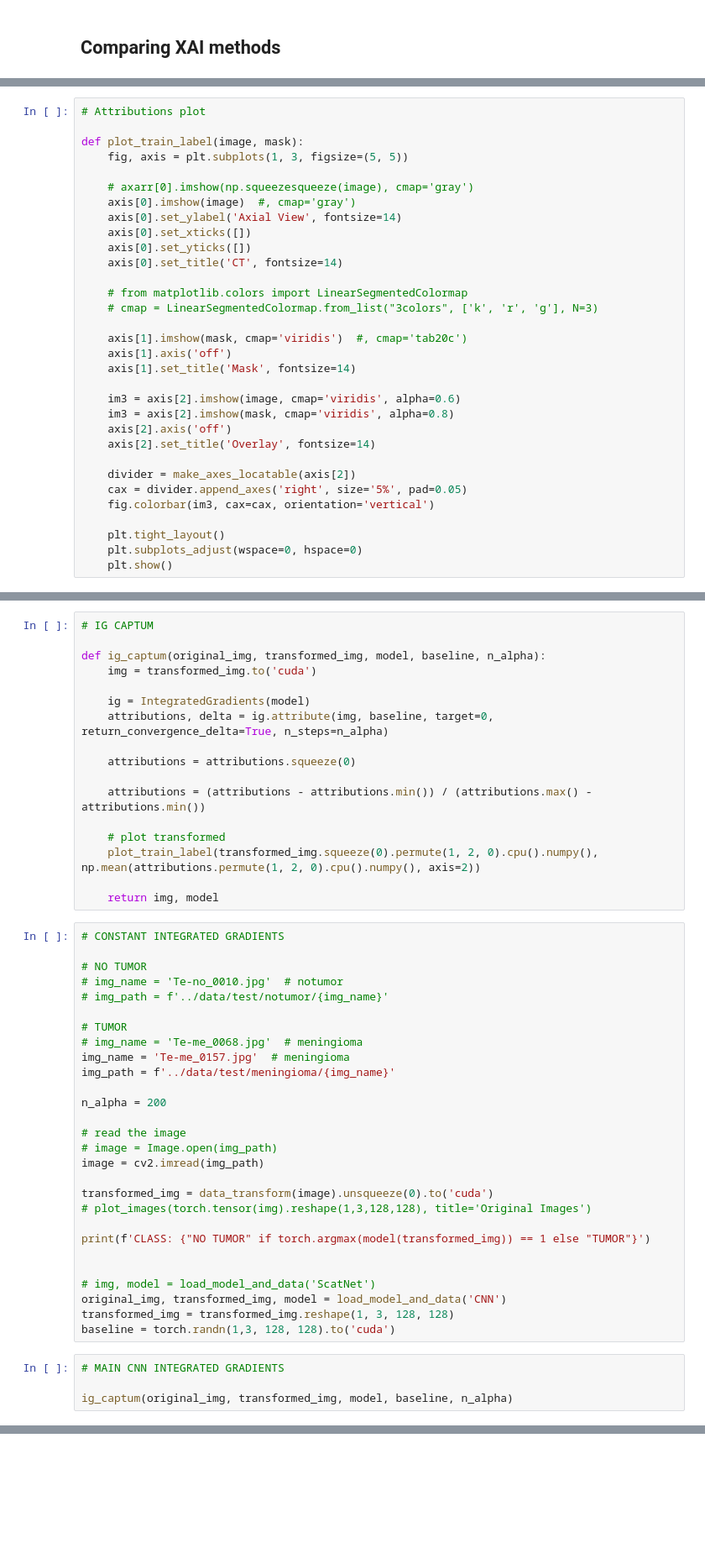
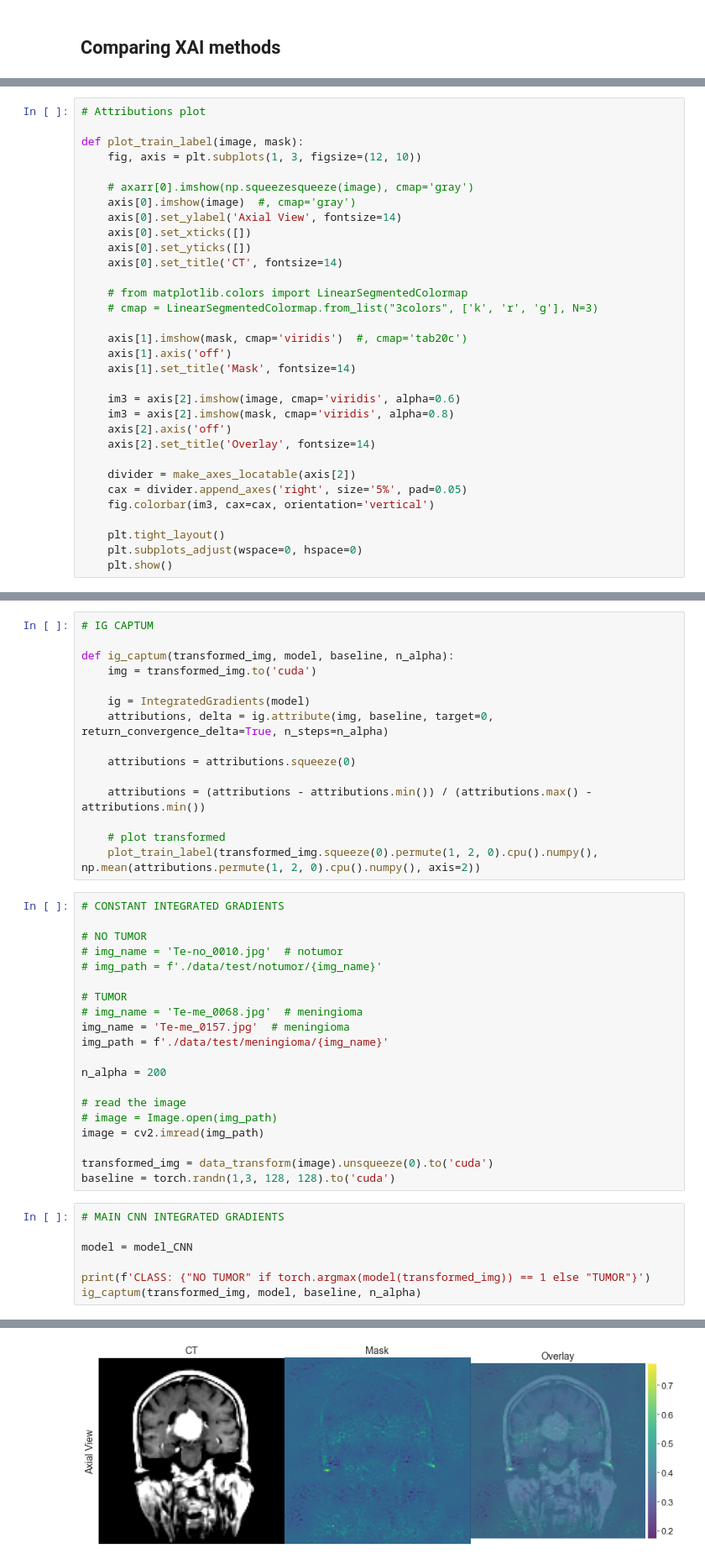
Before and after one commit to ChiaraSolito/XAIandVisual, a Jupyter notebook: experiments.ipynb, the cells around one changed output, grey strips where cells are left out. Shown: that part at 84% size. Saved outputs shown, nothing was run; the diff lists cells and outputs as text; blank space fills up the shorter version.

```diff
--- a/experiments.ipynb
+++ b/experiments.ipynb
@@ -227,7 +227,7 @@ import numpy as np
 # Attributions plot
 
 def plot_train_label(image, mask):
-    fig, axis = plt.subplots(1, 3, figsize=(5, 5))
+    fig, axis = plt.subplots(1, 3, figsize=(12, 10))
 
     # axarr[0].imshow(np.squeezesqueeze(image), cmap='gray')
     axis[0].imshow(image)  #, cmap='gray')
@@ -287,7 +287,7 @@ def ig_scratch(original_img, transformed_img, model, baseline, n_alpha):
 # %%
 # IG CAPTUM
 
-def ig_captum(original_img, transformed_img, model, baseline, n_alpha):
+def ig_captum(transformed_img, model, baseline, n_alpha):
     img = transformed_img.to('cuda')
 
     ig = IntegratedGradients(model)
@@ -299,19 +299,17 @@ def ig_captum(original_img, transformed_img, model, baseline, n_alpha):
 
     # plot transformed
     plot_train_label(transformed_img.squeeze(0).permute(1, 2, 0).cpu().numpy(), np.mean(attributions.permute(1, 2, 0).cpu().numpy(), axis=2))
-
-    return img, model
 # %%
 # CONSTANT INTEGRATED GRADIENTS
 
 # NO TUMOR
 # img_name = 'Te-no_0010.jpg'  # notumor
-# img_path = f'../data/test/notumor/{img_name}'
+# img_path = f'./data/test/notumor/{img_name}'
 
 # TUMOR
 # img_name = 'Te-me_0068.jpg'  # meningioma
 img_name = 'Te-me_0157.jpg'  # meningioma
-img_path = f'../data/test/meningioma/{img_name}'
+img_path = f'./data/test/meningioma/{img_name}'
 
 n_alpha = 200
 
@@ -320,16 +318,12 @@ n_alpha = 200
 image = cv2.imread(img_path)
 
 transformed_img = data_transform(image).unsqueeze(0).to('cuda')
-# plot_images(torch.tensor(img).reshape(1,3,128,128), title='Original Images')
-
-print(f'CLASS: {"NO TUMOR" if torch.argmax(model(transformed_img)) == 1 else "TUMOR"}')
-
-
-# img, model = load_model_and_data('ScatNet')
-original_img, transformed_img, model = load_model_and_data('CNN')
-transformed_img = transformed_img.reshape(1, 3, 128, 128)
 baseline = torch.randn(1,3, 128, 128).to('cuda')
 # %%
 # MAIN CNN INTEGRATED GRADIENTS
 
-ig_captum(original_img, transformed_img, model, baseline, n_alpha)
+model = model_CNN
+
+print(f'CLASS: {"NO TUMOR" if torch.argmax(model(transformed_img)) == 1 else "TUMOR"}')
+ig_captum(transformed_img, model, baseline, n_alpha)
+# %% [output]
@@ -336,3 +333,4 @@ ig_captum(original_img, transformed_img, model, baseline, n_alpha)
+[figure, added]
 # %%
 # MAIN SCATNET INTEGRATED GRADIENTS
 
```
Also changed, not shown: parts of 3 cells of this notebook.
